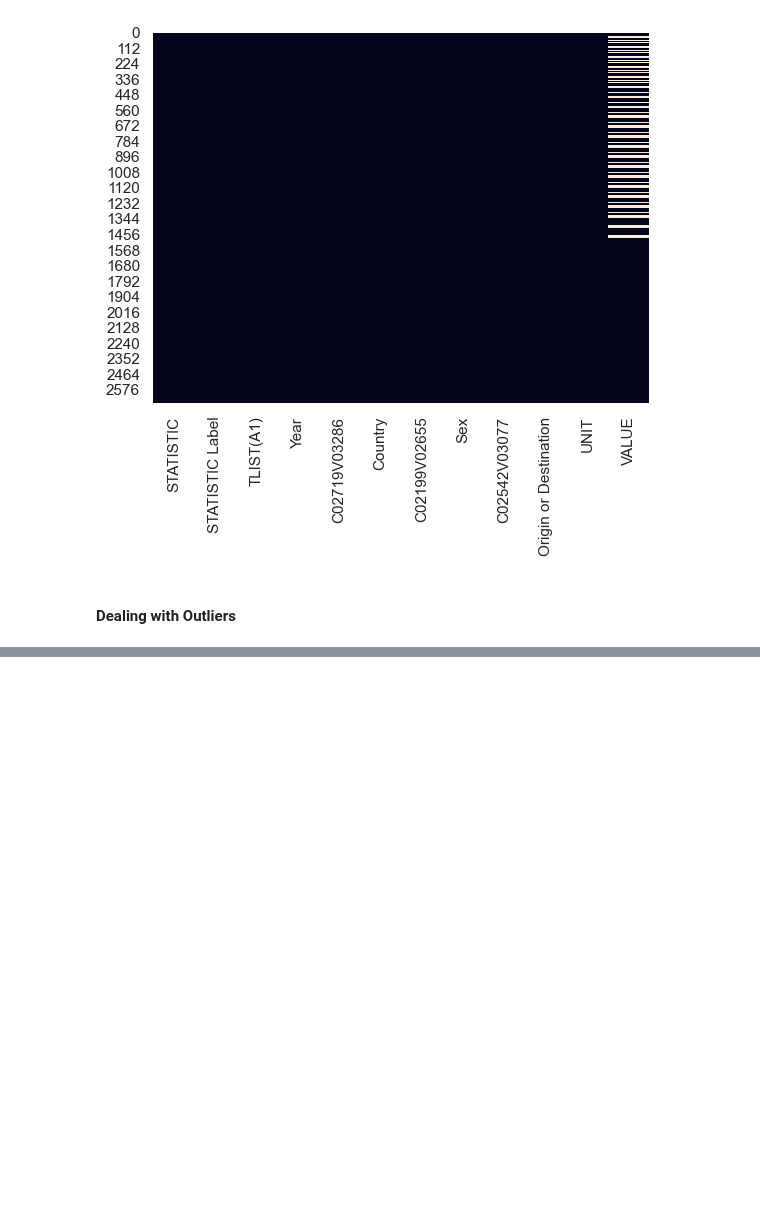
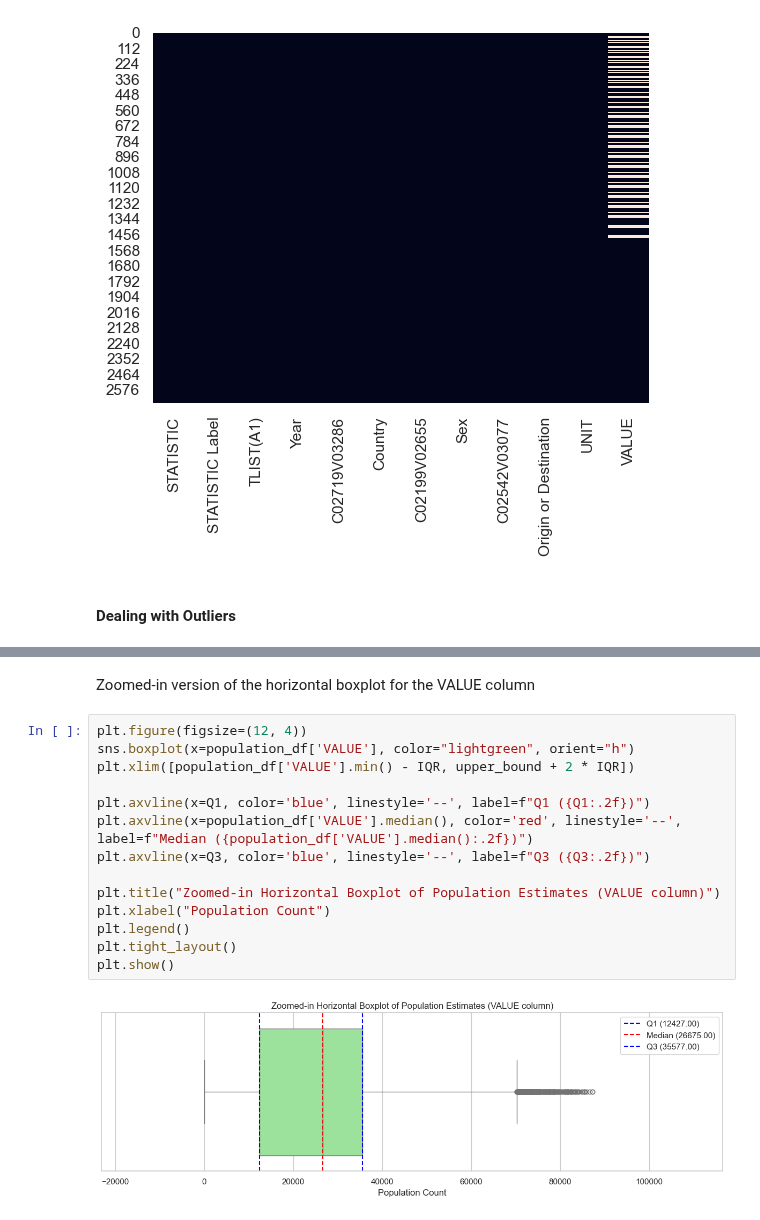
Before and after one commit to Ivkoto/DataAnalyticsMachineLearning, a Jupyter notebook: Data_Preparation/CA1_Data_Prep_V6.ipynb, the cells around one changed output, grey strips where cells are left out. Cells and saved outputs as stored; diff of their text form; blank space fills up the shorter version.

```diff
--- a/Data_Preparation/CA1_Data_Prep_V6.ipynb
+++ b/Data_Preparation/CA1_Data_Prep_V6.ipynb
@@ -383,0 +332,18 @@ outliers_stats
+# %% [markdown]
+Zoomed-in version of the horizontal boxplot for the VALUE column
+# %%
+plt.figure(figsize=(12, 4))
+sns.boxplot(x=population_df['VALUE'], color="lightgreen", orient="h")
+plt.xlim([population_df['VALUE'].min() - IQR, upper_bound + 2 * IQR])
+
+plt.axvline(x=Q1, color='blue', linestyle='--', label=f"Q1 ({Q1:.2f})")
+plt.axvline(x=population_df['VALUE'].median(), color='red', linestyle='--', label=f"Median ({population_df['VALUE'].median():.2f})")
+plt.axvline(x=Q3, color='blue', linestyle='--', label=f"Q3 ({Q3:.2f})")
+
+plt.title("Zoomed-in Horizontal Boxplot of Population Estimates (VALUE column)")
+plt.xlabel("Population Count")
+plt.legend()
+plt.tight_layout()
+plt.show()
+# %% [output]
+[figure, added]
```
Also changed, not shown: parts of 16 cells of this notebook.
